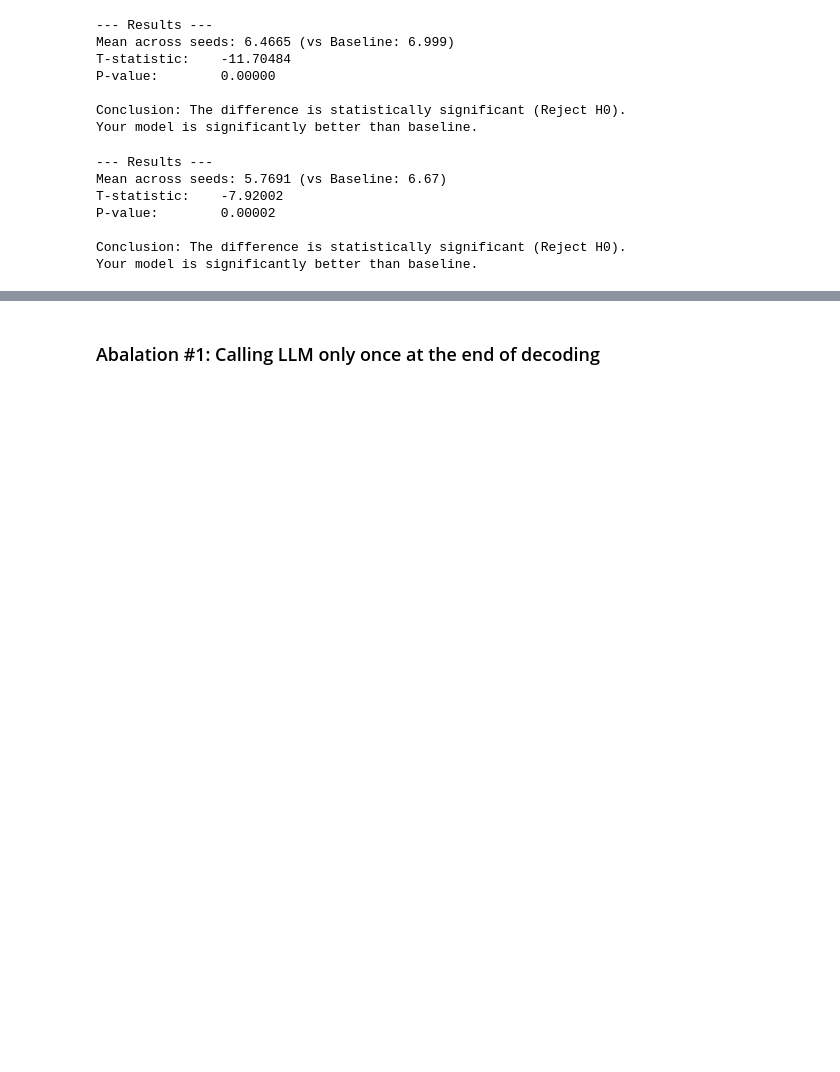
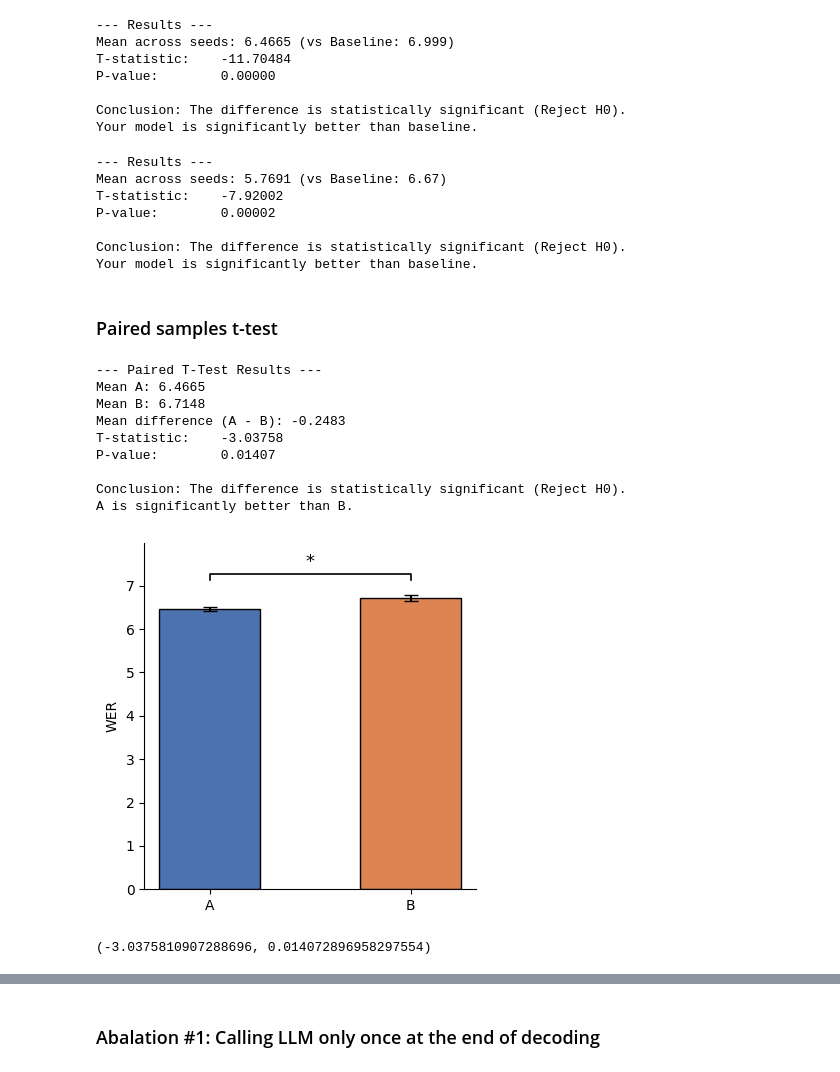
Before and after one commit to ebrahimfeghhi/brainaudio, a Jupyter notebook: figure_data/b2t_25_results/stats_testing.ipynb, the cells around one changed output, grey strips where cells are left out. Cells and saved outputs as stored; diff of their text form; code cells hidden in the pictures; blank space fills up the shorter version.

```diff
--- a/figure_data/b2t_25_results/stats_testing.ipynb
+++ b/figure_data/b2t_25_results/stats_testing.ipynb
@@ -35,3 +34,20 @@ P-value:        0.00002
 
 Conclusion: The difference is statistically significant (Reject H0).
 Your model is significantly better than baseline.
+# %% [markdown]
+### Paired samples t-test
+# %%
+baseline_results_private = np.load("saved_data/private_scores_baseline_results.npy")*100
+paired_t_test(main_results_private, baseline_results_private)
+# %% [output]
+--- Paired T-Test Results ---
+Mean A: 6.4665
+Mean B: 6.7148
+Mean difference (A - B): -0.2483
+T-statistic:    -3.03758
+P-value:        0.01407
+
+Conclusion: The difference is statistically significant (Reject H0).
+A is significantly better than B.
+[figure, added]
+(-3.0375810907288696, 0.014072896958297554)
```
Also changed, not shown: parts of 3 cells of this notebook, 37 other files.
